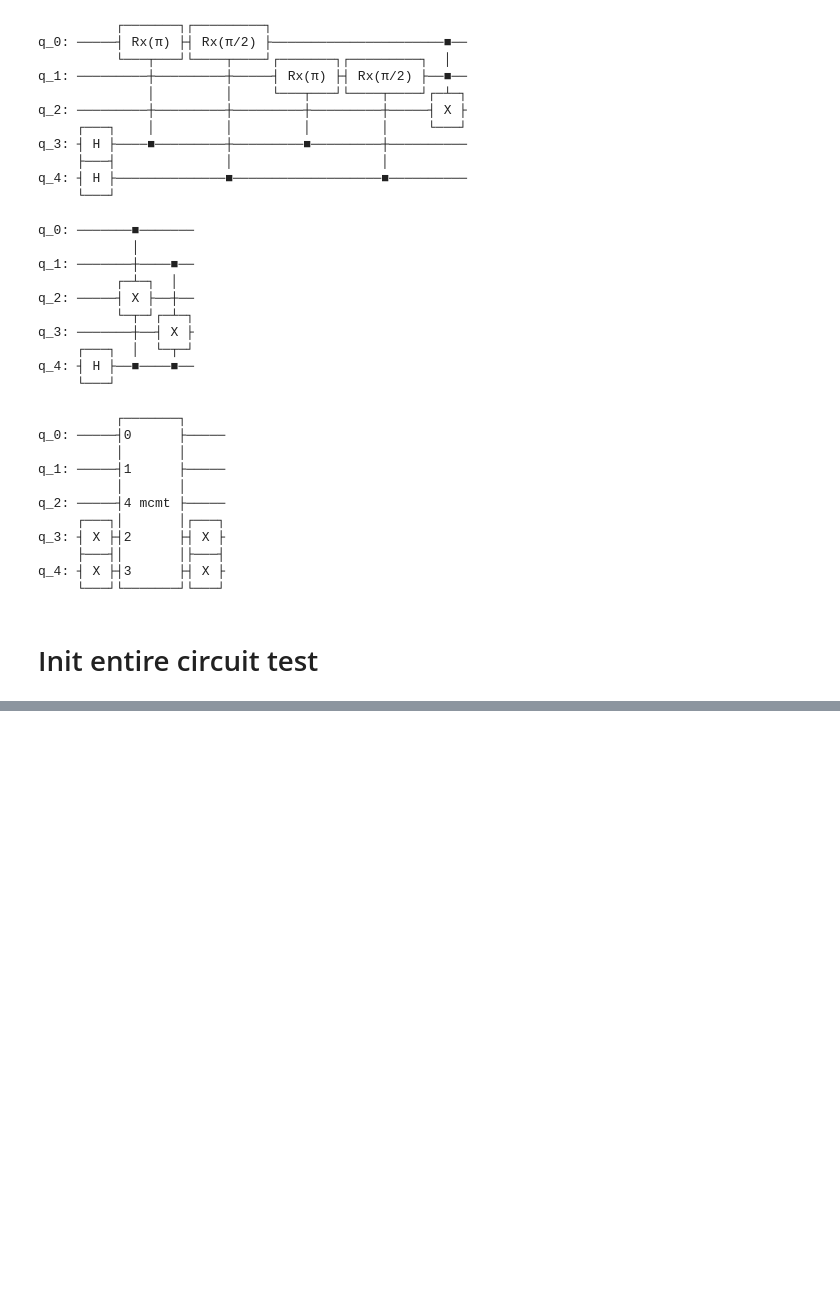
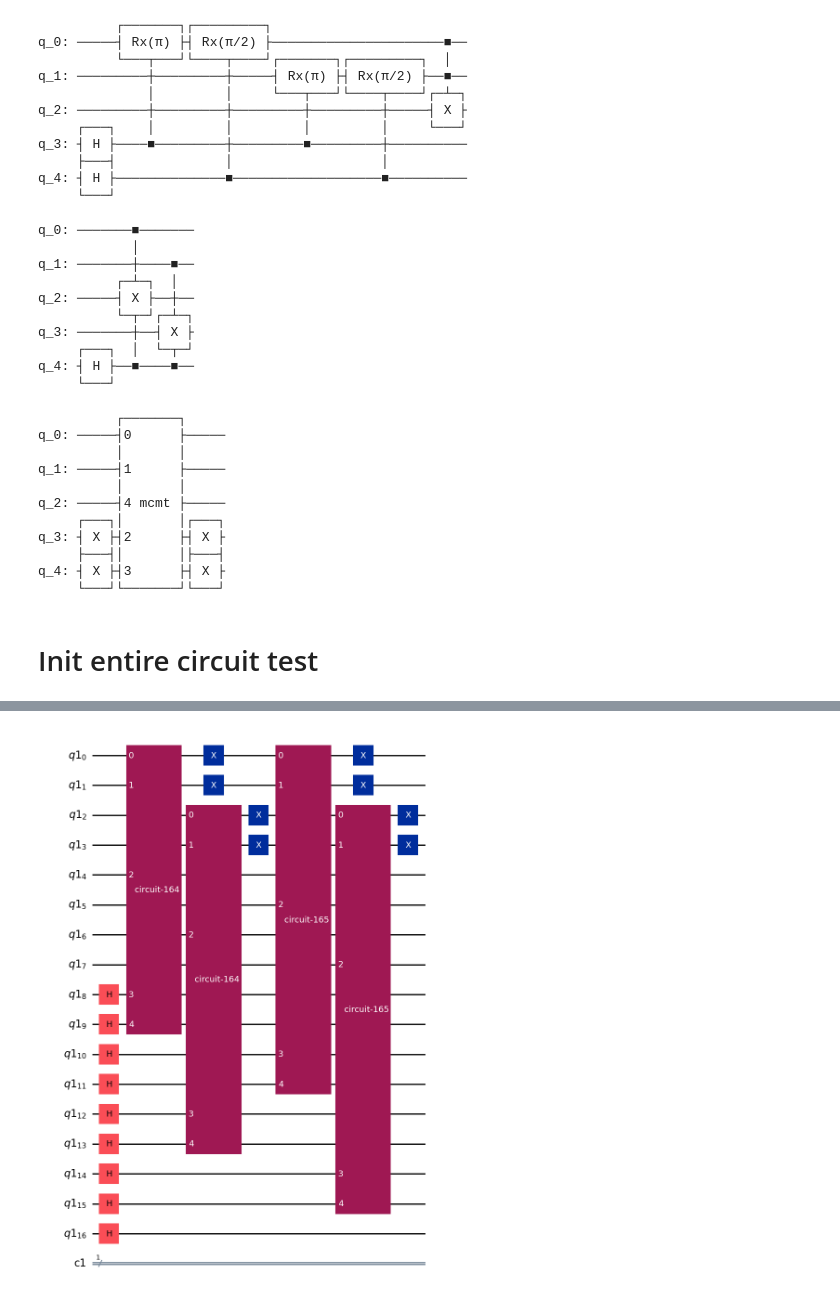
Before and after one commit to Jaybit0/QML, a Jupyter notebook: Qiskit_Modules/test.ipynb, the cells around one changed output, grey strips where cells are left out. Cells and saved outputs as stored; diff of their text form; code cells hidden in the pictures; blank space fills up the shorter version.

Commit message:
add circuit skeleton with OAA

```diff
--- a/Qiskit_Modules/test.ipynb
+++ b/Qiskit_Modules/test.ipynb
@@ -158,3 +228,97 @@ def build_transformation(N, R):
+# %%
+# convert to NP array
+X = np.array(X)
+
+N = X.shape[0] # number of data points
+B = X.shape[1] # number of bits
+
+qubits = QuantumRegister((N + 2 + 2*R) * B + B - 1)
+cbits = ClassicalRegister(1)
+
+# initialize circuit
+circuit = QuantumCircuit(qubits, cbits)
+
+circuit.h(list(range(N*B + 2*B, (N + 2 + 2*R) * B + B - 1)))
+
+rx_block = build_rx(N, R)
+ry_block = build_ry(N, R)
+transition_block = build_transition(N)
+transformation_block = build_transformation(N, R)
+
+r0lstar = build_r0lstar(N, R)
+
+for i in range(B):
+	# apply RX block (data + target + rotation)
+	rx_target_index = N*B + 2*i
+	rx_lanes = list(range(i * N, (i + 1) * N)) + [rx_target_index] + list(range(N*B + 2*B + 2*R*i, N*B + 2*B + 2*R*i + R))
+
+	# add the X-gates for bits with 0
+	rx_bit_i = QuantumCircuit(rx_block.num_qubits)
+	rx_bit_i.append(rx_block, list(range(rx_block.num_qubits)))
+	for d in range(N):
+		if X[d][i] == 0:
+			# add X values for all bits with 0's
+			rx_bit_i.x(d)
+
+	# apply CNOT gate to target
+	rx_bit_i.append(MCXGate(N), list(range(0, N+1)))
+
+	circuit.append(rx_bit_i, rx_lanes)
+
+	# measure
+	circuit.measure(rx_target_index, cbits[0])
+
+	# OAA
+	# TODO: convert "if" to "while"
+	with circuit.if_test((cbits, 0)):
+		circuit.append(rx_bit_i.inverse(), rx_lanes)
+
+		# TODO: implement r0lstar lane mapping
+		r0lstar_lanes = list()
+		circuit.append(r0lstar, r0lstar_lanes)
+
+		circuit.append(rx_bit_i, rx_lanes)
+
+	# apply Ry block
+	ry_target_index = N*B + 2*i + 1
+	ry_lanes = list(range(i * N, (i + 1) * N)) + [ry_target_index] + list(range(N*B + 2*B + 2*R*i + R, N*B + 2*B + 2*R*i + 2*R))
+
+	# add the X gates for bits with 0
+	ry_bit_i = QuantumCircuit(ry_block.num_qubits)
+	ry_bit_i.append(rx_block, list(range(ry_block.num_qubits)))
+	for d in range(N):
+		if X[d][i] == 0:
+			# add X values for all bits with 0's
+			ry_bit_i.x(d)
+
+	# apply CNOT gate to target
+	ry_bit_i.append(MCXGate(N), list(range(0, N+1)))
+
+	circuit.append(ry_bit_i, ry_lanes)
+
+	# measure
+	circuit.measure(ry_target_index, cbits[0])
+
+	# OAA
+	# TODO: convert to while loop
+	with circuit.if_test((cbits, 0)):
+		circuit.append(ry_bit_i.inverse(), ry_lanes)
+
+		# TODO: implement r0lstar mapping
+		r0lstar_lanes = list()
+		circuit.append(r0lstar, r0lstar_lanes)
+
+		circuit.append(ry_bit_i, ry_lanes)
+
+	if i != B - 1:
+		# TODO: implement transition block lanes
+		transition_lanes = list()
+		# apply transition block
+		circuit.append(transition_block, transition_lanes)
+
+circuit.draw(output='mpl')
+# %% [output]
+[figure, added]
 # %%
 def build_circuit(X, R):
     '''
```
Also changed, not shown: parts of 5 cells of this notebook, 2 other files.
